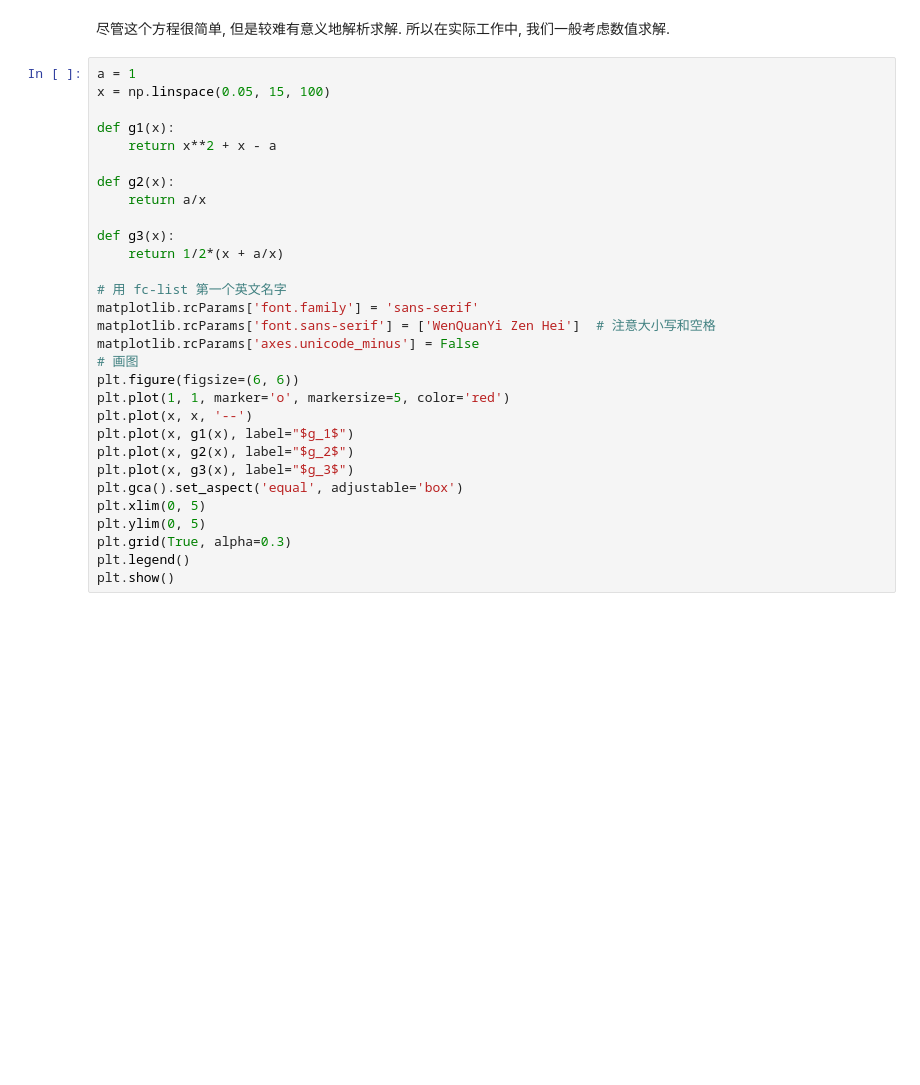
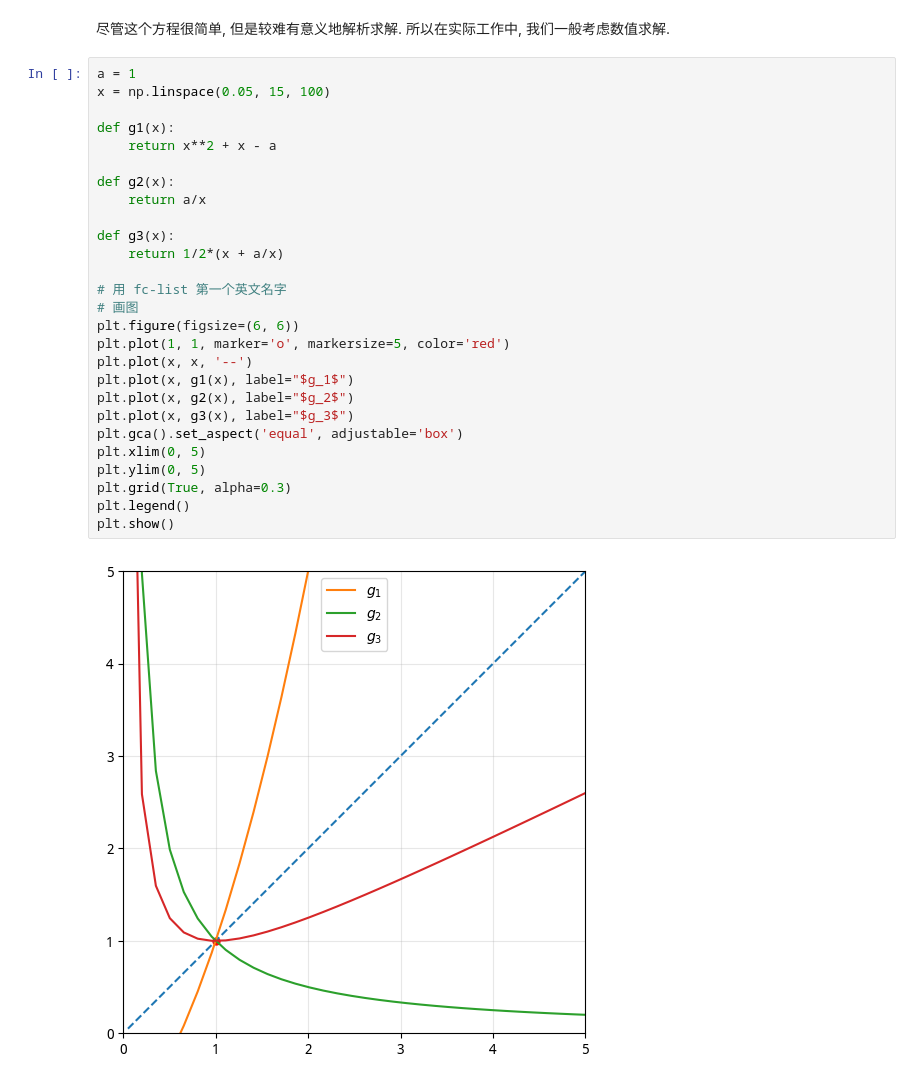
Before and after one commit to wangheyu/NA, a Jupyter notebook: NonlinearEqs.ipynb, the cells around one changed output. Drawn from its saved outputs; the diff is of its cells as text; blank space fills up the shorter version.

```diff
--- a/NonlinearEqs.ipynb
+++ b/NonlinearEqs.ipynb
@@ -27,33 +29,32 @@ drawKepler(0.5, 3.14)
 # %%
 a = 1
 x = np.linspace(0.05, 15, 100)
 
 def g1(x):
     return x**2 + x - a
 
 def g2(x):
     return a/x
 
 def g3(x):
     return 1/2*(x + a/x)
 
 # 用 fc-list 第一个英文名字
-matplotlib.rcParams['font.family'] = 'sans-serif'
-matplotlib.rcParams['font.sans-serif'] = ['WenQuanYi Zen Hei']  # 注意大小写和空格
-matplotlib.rcParams['axes.unicode_minus'] = False
 # 画图
 plt.figure(figsize=(6, 6))
 plt.plot(1, 1, marker='o', markersize=5, color='red')
 plt.plot(x, x, '--')
 plt.plot(x, g1(x), label="$g_1$")
 plt.plot(x, g2(x), label="$g_2$")
 plt.plot(x, g3(x), label="$g_3$")
 plt.gca().set_aspect('equal', adjustable='box')
 plt.xlim(0, 5)
 plt.ylim(0, 5)
 plt.grid(True, alpha=0.3)
 plt.legend()
 plt.show()
+# %% [output]
+[figure, added]
 # %%
 plt.figure(figsize=(6, 6))
 plt.plot(1, 1, marker='o', markersize=5, color='red')
```
Also changed, not shown: parts of 4 cells of this notebook, 2 other files.
